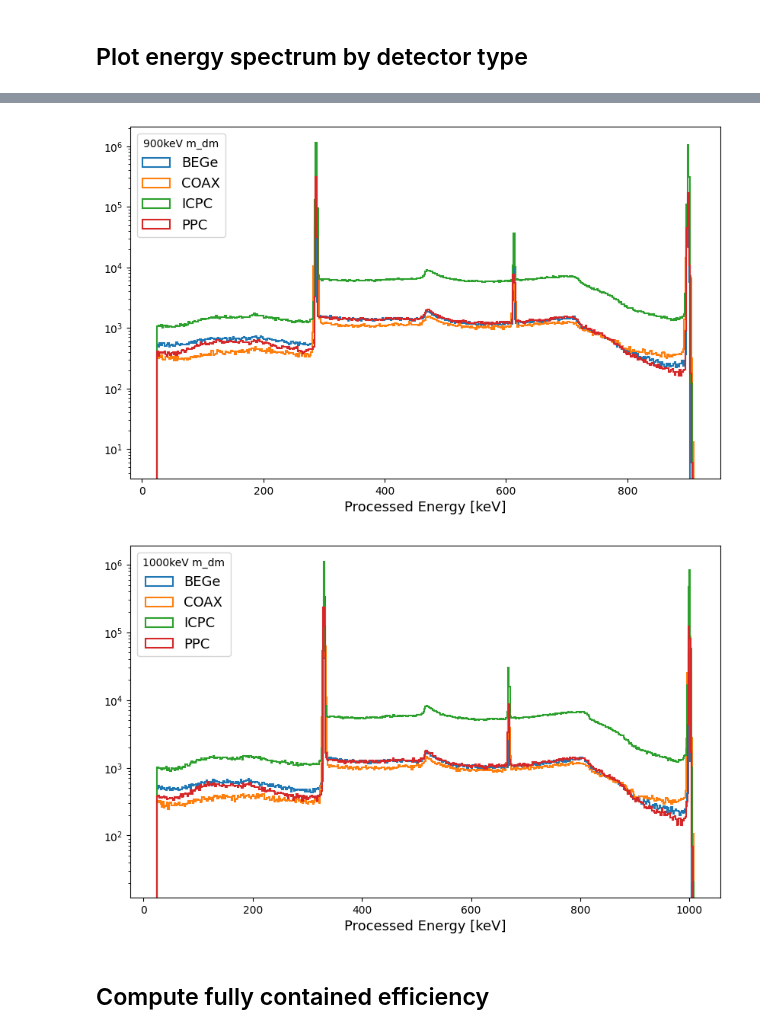
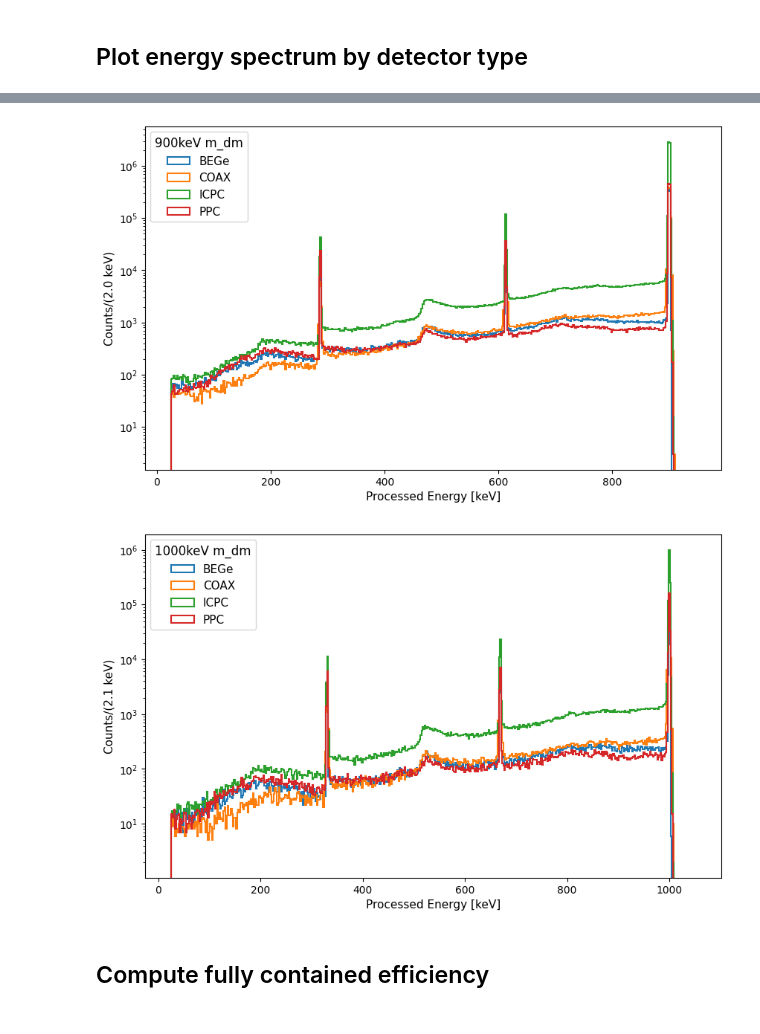
Before and after one commit to fraborra/bosonic-DM, a Jupyter notebook: dark-compton-analysis.ipynb, the cells around one changed output, grey strips where cells are left out. Cells and saved outputs as stored; diff of their text form; code cells hidden in the pictures.

Commit message:
feat: update analysis notebooks and add ratio dictionaries
Update axio-electric and dark-compton analysis notebooks with latest results.
Add axio-effect and dark-compton ratio dictionaries.

```diff
--- a/dark-compton-analysis.ipynb
+++ b/dark-compton-analysis.ipynb
@@ -75,8 +75,10 @@ build_parquet_dataset(
 # %%
 rawid_by_det_type = Props.read_from(f'{dictionaries_dir}/rawid_by_det_type.yaml')
 # %%
+outdir_name = "dark-compton2"
+
 lf = pl.scan_parquet(
-    f"{outdir_name}/{interaction}",
+    f"{datasets_outdir}/{outdir_name}",
     hive_partitioning=True
 )
 # %% [markdown]
@@ -86,6 +88,11 @@ lw = 1.5
 for ene in simulated_energies:
 
     plt.figure(figsize=(10, 6))
+
+    bins = int(ene/2)
+
+    _, bin_edges = np.histogram([], bins=bins, range=(25, ene*1.05))
+    bin_width = bin_edges[1] - bin_edges[0]
 
     for det_type in DET_TYPES:
         filtered_df = (
@@ -99,11 +106,18 @@ for ene in simulated_energies:
             .collect()
         )
 
-        plt.hist(filtered_df['energy'], bins=int(ene/2), label=det_type, histtype="step", linewidth=lw)
+        plt.hist(
+            filtered_df['energy'],
+            bins=bin_edges,
+            label=det_type,
+            histtype="step",
+            linewidth=lw
+        )
 
     plt.yscale("log")
-    plt.legend(title=f"{ene}keV m_dm", fontsize=13)
-    plt.xlabel("Processed Energy [keV]", fontsize=13)
-    plt.savefig(f"./plots/{interaction}/det-type_energy-{ene}_{interaction}.png", dpi=300)
+    plt.legend(title=f"{ene}keV m_dm", title_fontsize=12, fontsize=11)
+    plt.xlabel("Processed Energy [keV]", fontsize=11)
+    plt.ylabel(f"Counts/({bin_width:.1f} keV)", fontsize=11)
+    plt.savefig(f"./plots/{interaction}/det-type_energy-{ene}_{interaction}_LAr-cut.png", dpi=300)
     plt.show()
 # %% [output]
@@ -117,5 +131,5 @@ for ene in simulated_energies:
-[figure, old version]
+[figure, new version]
-[figure, old version]
+[figure, new version]
 # %% [markdown]
 ## Compute fully contained efficiency
 # %%
```
Also changed, not shown: parts of 26 cells of this notebook, 4 other files.
